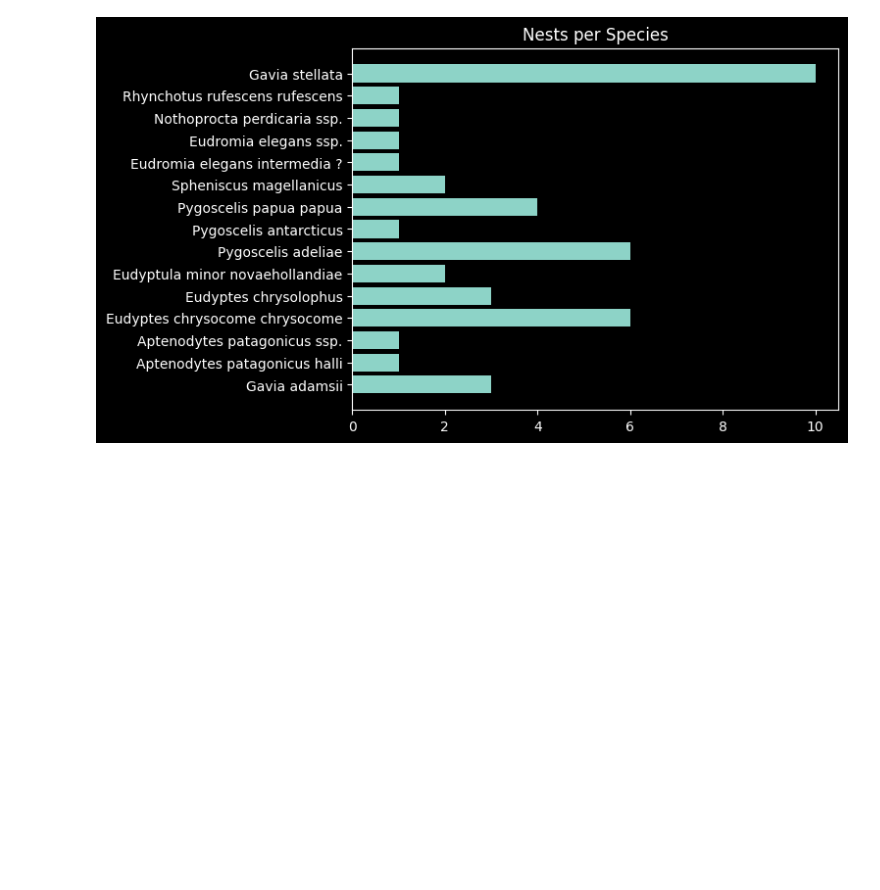
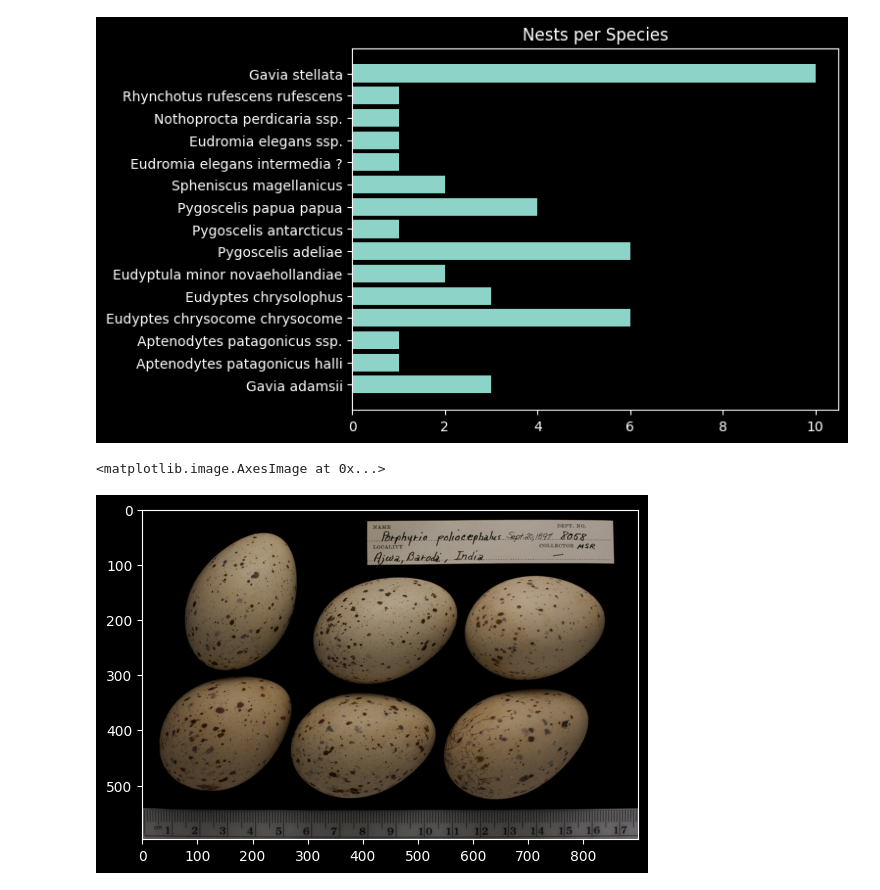
Before and after one commit to RomeBits/BirdEggSpecies, a Jupyter notebook: summary.ipynb, the cells around one changed output. Cells and saved outputs as stored; diff of their text form; code cells hidden in the pictures; blank space fills up the shorter version.

```diff
--- a/summary.ipynb
+++ b/summary.ipynb
@@ -76,3 +77,9 @@ plt.title("Nests per Species")
 plt.show()
 # %% [output]
 [figure]
+# %%
+img = load_image(data["IMAGE URL"][2000])
+plt.imshow(img)
+# %% [output]
+<matplotlib.image.AxesImage at 0x...>
+[figure, added]
```
Also changed, not shown: parts of 11 cells of this notebook, 1 other file.
